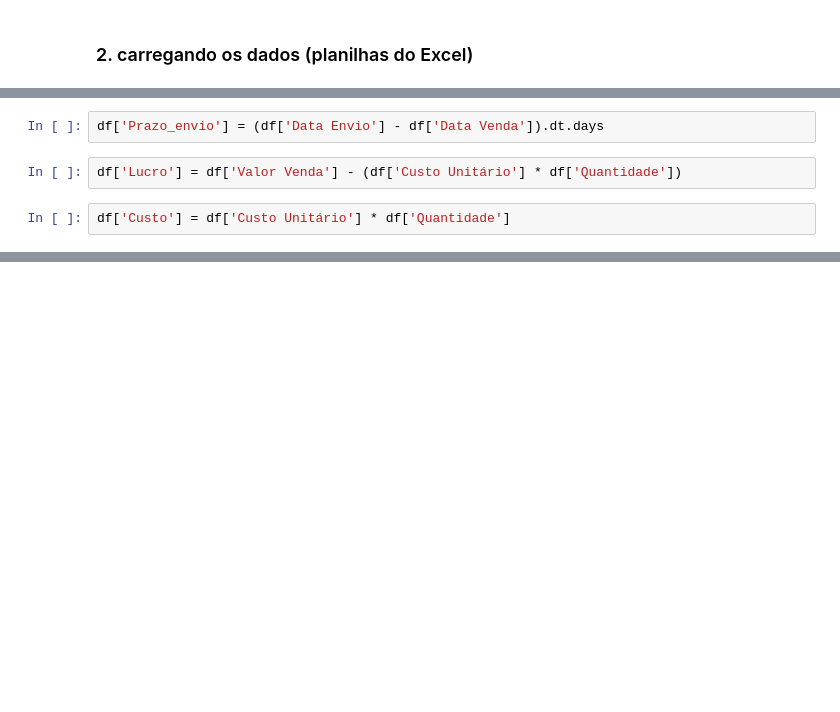
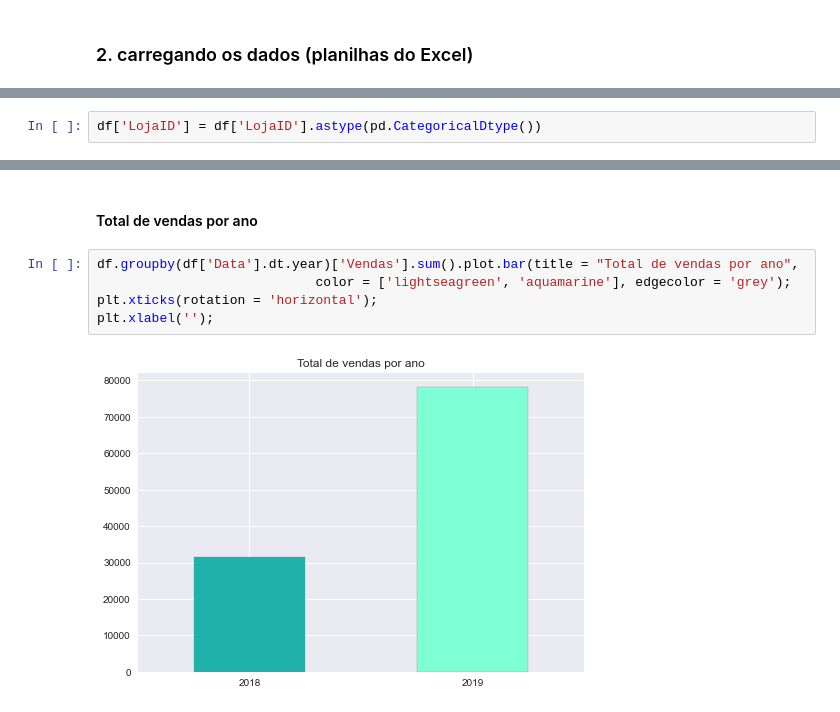
Before and after one commit to diascar/analise_dados_python_pandas_DIO, a Jupyter notebook: notebooks/notebook_1.ipynb, the cells around one changed output, grey strips where cells are left out. Saved outputs shown, nothing was run; the diff lists cells and outputs as text; blank space fills up the shorter version.

```diff
--- a/notebooks/notebook_1.ipynb
+++ b/notebooks/notebook_1.ipynb
@@ -59,3 +124,5 @@ df[['ID Loja', 'ID Produto']] = df[['ID Loja', 'ID Produto']].astype('category')
+# %%
+df['LojaID'] = df['LojaID'].astype(pd.CategoricalDtype())
 # %%
 df.dtypes
 # %% [output]
@@ -81,6 +134,0 @@ Adicionando uma coluna ao dataframe
-# %%
-df['Prazo_envio'] = (df['Data Envio'] - df['Data Venda']).dt.days
-# %%
-df['Lucro'] = df['Valor Venda'] - (df['Custo Unitário'] * df['Quantidade'])
-# %%
-df['Custo'] = df['Custo Unitário'] * df['Quantidade']
@@ -292,0 +166,9 @@ Text(0.5, 1.0, 'Relação entre desconto e unidades vendidas')
+# %% [markdown]
+#### Total de vendas por ano
+# %%
+df.groupby(df['Data'].dt.year)['Vendas'].sum().plot.bar(title = "Total de vendas por ano",
+                            color = ['lightseagreen', 'aquamarine'], edgecolor = 'grey');
+plt.xticks(rotation = 'horizontal');
+plt.xlabel('');
+# %% [output]
+[figure, added]
```
Also changed, not shown: parts of 72 cells of this notebook.
